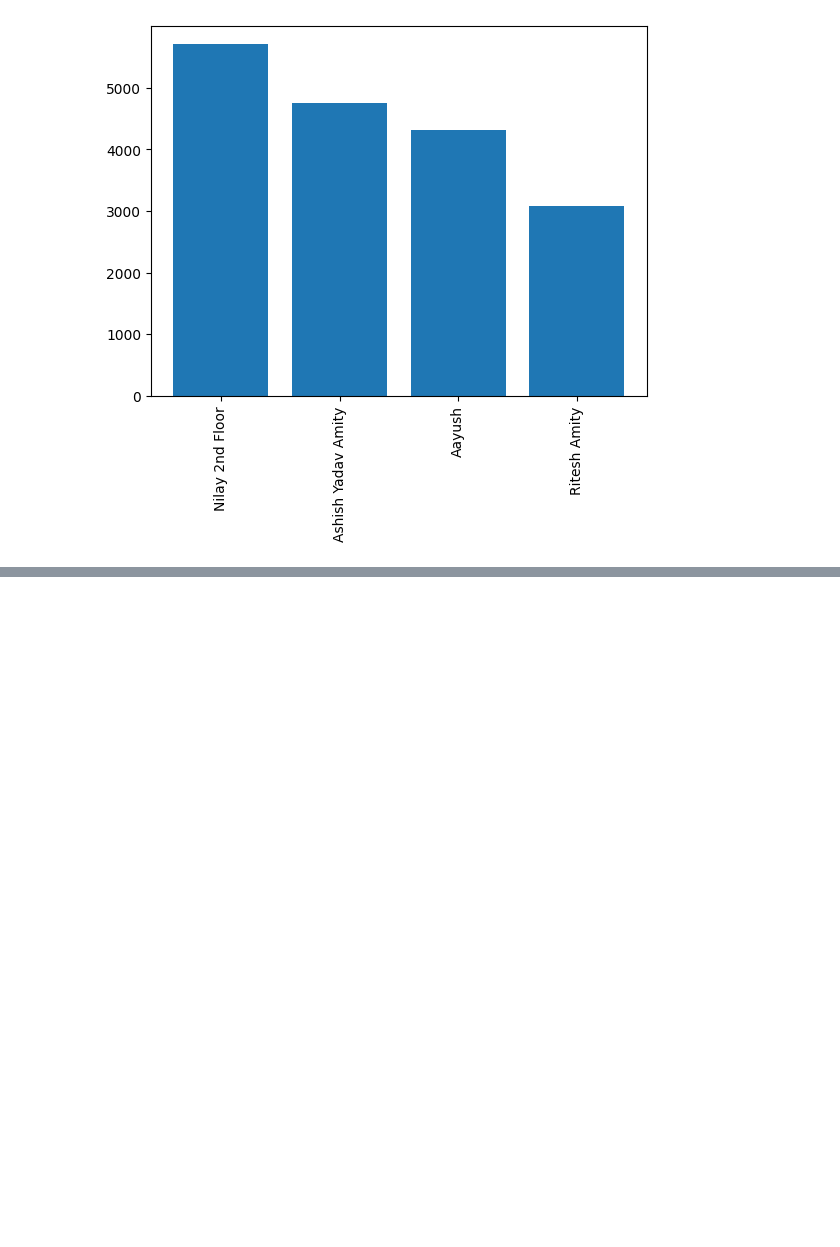
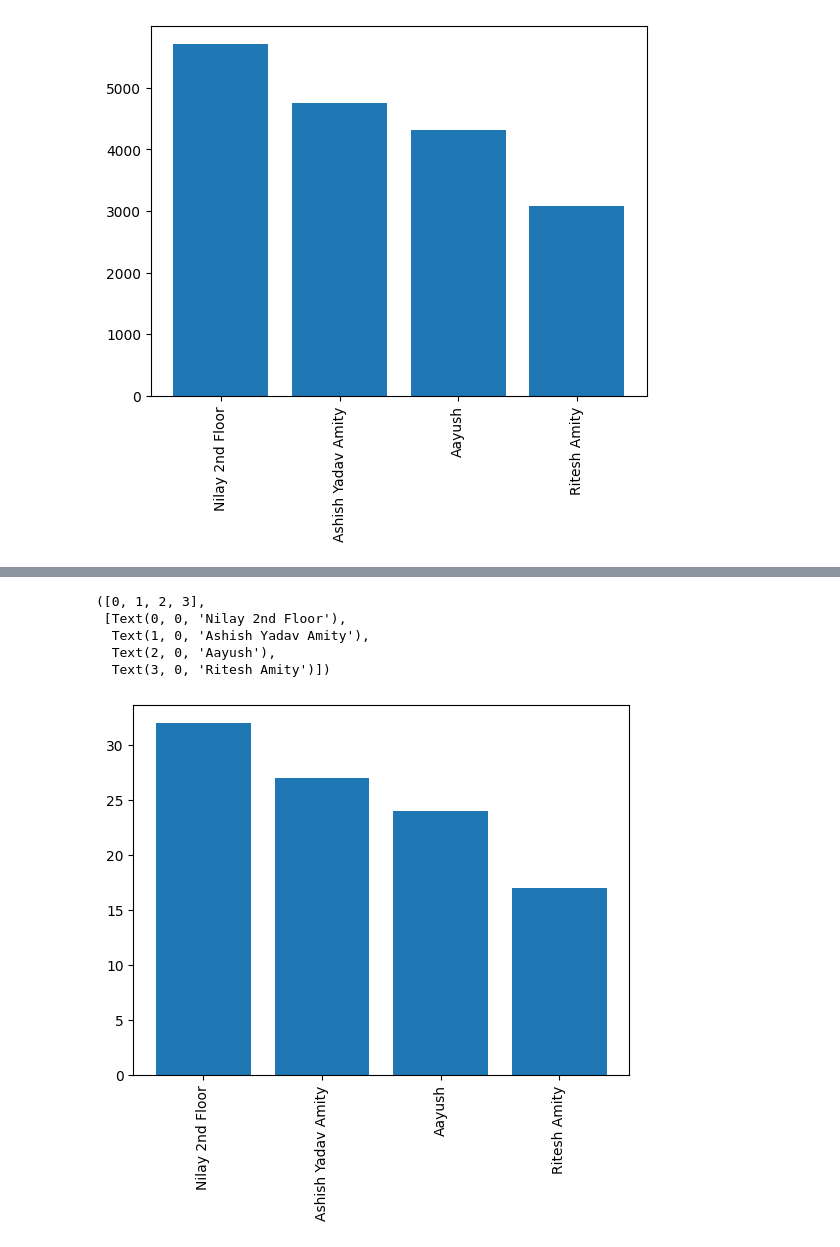
Before and after one commit to gupta-aayushkr/WhatsApp-Chat-Analysis, a Jupyter notebook: Chat Analysis.ipynb, the cells around one changed output, grey strips where cells are left out. Saved outputs shown, nothing was run; the diff lists cells and outputs as text; code cells hidden in the pictures; blank space fills up the shorter version.

```diff
--- a/Chat Analysis.ipynb
+++ b/Chat Analysis.ipynb
@@ -231,0 +243,3 @@ plt.show()
+# %%
+overall_active_user_df = round(df["user"].value_counts()[df["user"].value_counts()>10]/df.shape[0]*100).reset_index().rename(columns={'user':'Name', 'count':'Percent'})
+overall_active_user_df
@@ -231,0 +252,10 @@ plt.show()
+# %%
+plt.bar(overall_active_user_df["Name"],overall_active_user_df["Percent"])
+plt.xticks(rotation='vertical')
+# %% [output]
+([0, 1, 2, 3],
+ [Text(0, 0, 'Nilay 2nd Floor'),
+  Text(1, 0, 'Ashish Yadav Amity'),
+  Text(2, 0, 'Aayush'),
+  Text(3, 0, 'Ritesh Amity')])
+[figure, added]
```
Also changed, not shown: parts of 17 cells of this notebook, 4 other files.
